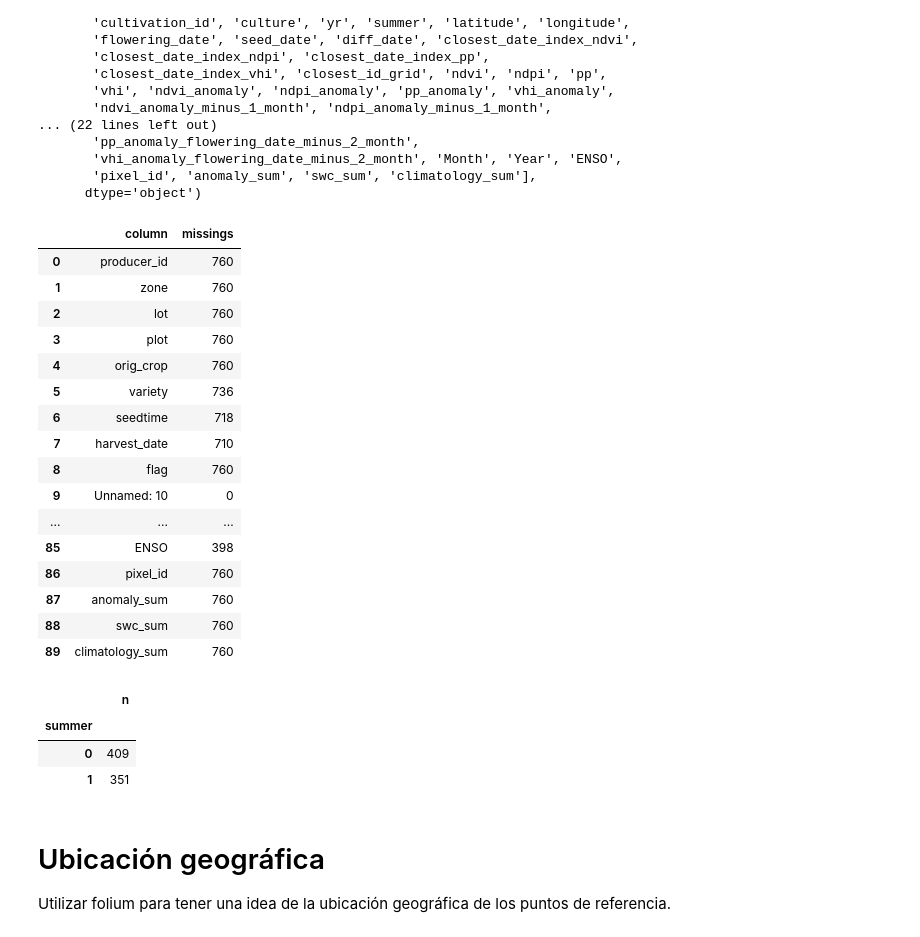
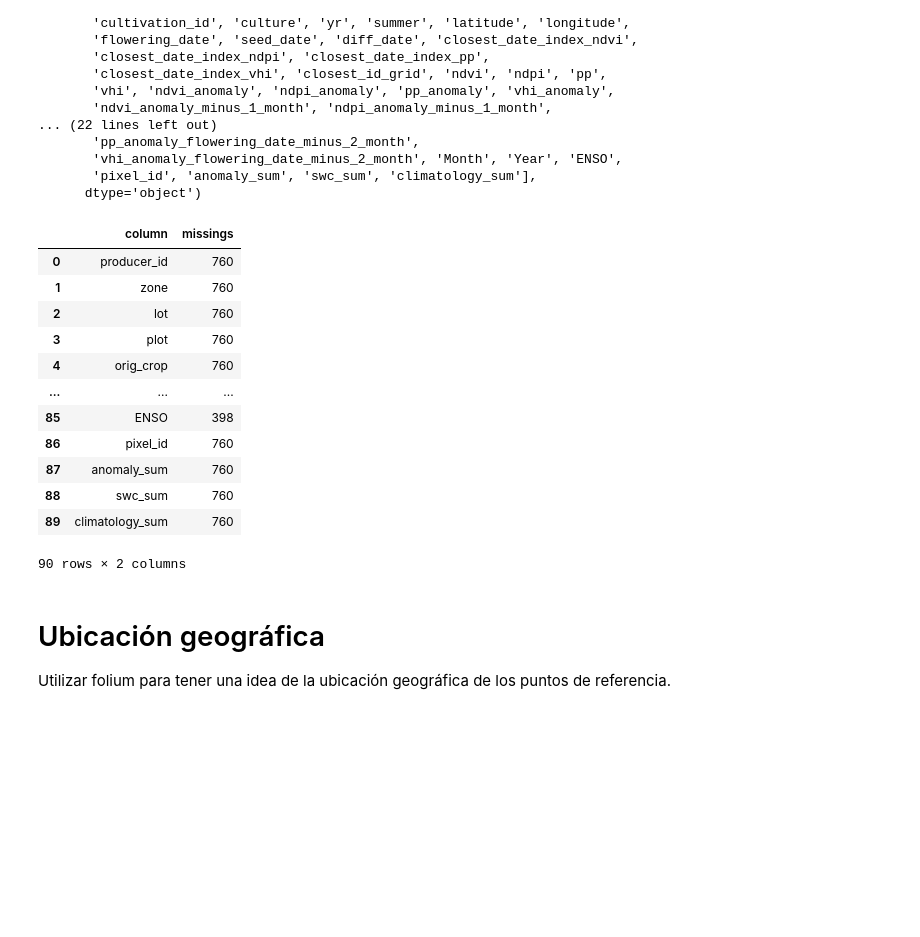
Before and after one commit to gaguilarc98/suyana, a Jupyter notebook: scripts/drought/1_regressions_test.ipynb, the cells around one changed output. Saved outputs shown, nothing was run; the diff lists cells and outputs as text; code cells hidden in the pictures; blank space fills up the shorter version.

```diff
--- a/scripts/drought/1_regressions_test.ipynb
+++ b/scripts/drought/1_regressions_test.ipynb
@@ -11,7 +7,3 @@ import folium
-# %%
-# Settings
-pd.set_option('display.max_columns', 50)  # Set max number of columns to display
-pd.set_option('display.max_rows', 200)    # Set max number of rows to display
 # %% [markdown]
 # Load data
 # %%
@@ -22,7 +14,7 @@ Mounted at /content/drive
 # %%
 # data_folder = Path("../Data/data_output_rendimiento")
 # filename = "df_rendimiento_flagged_ONI.csv"
-data_folder = Path("/content/drive/MyDrive/regressions")
+data_folder = Path("I:/My Drive/suyana/data/drought/")
 filename = "yields_panel.csv"
 df = pd.read_csv(data_folder / filename)
 # %% [markdown]
@@ -49,32 +41,21 @@ Index(['producer_id', 'zone', 'lot', 'plot', 'orig_crop', 'variety',
       dtype='object')
 # %%
 df_missings = pd.DataFrame({'column':list(df.columns), 'missings': list(df.count())})
-df_missings
+display(df_missings)
 # %% [output]
 |  | column | missings |
 | 0 | producer_id | 760 |
 | 1 | zone | 760 |
 | 2 | lot | 760 |
 | 3 | plot | 760 |
 | 4 | orig_crop | 760 |
-| 5 | variety | 736 |
-| 6 | seedtime | 718 |
-| 7 | harvest_date | 710 |
-| 8 | flag | 760 |
-| 9 | Unnamed: 10 | 0 |
 | ... | ... | ... |
 | 85 | ENSO | 398 |
 | 86 | pixel_id | 760 |
 | 87 | anomaly_sum | 760 |
 | 88 | swc_sum | 760 |
 | 89 | climatology_sum | 760 |
+90 rows × 2 columns
-# %%
-df.groupby('summer').agg(n = ('zone','count'))
-# %% [output]
-|  | n |
-| summer |  |
-| 0 | 409 |
-| 1 | 351 |
 # %% [markdown]
 # Ubicación geográfica
 
```
Also changed, not shown: parts of 53 cells of this notebook.
